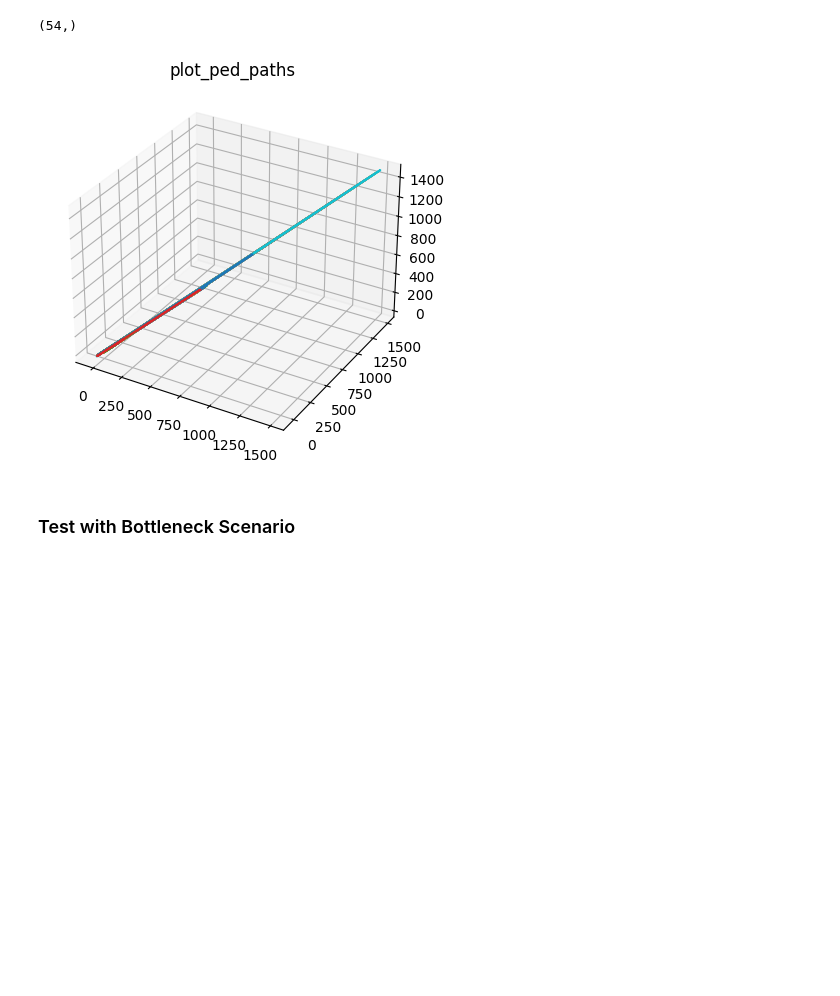
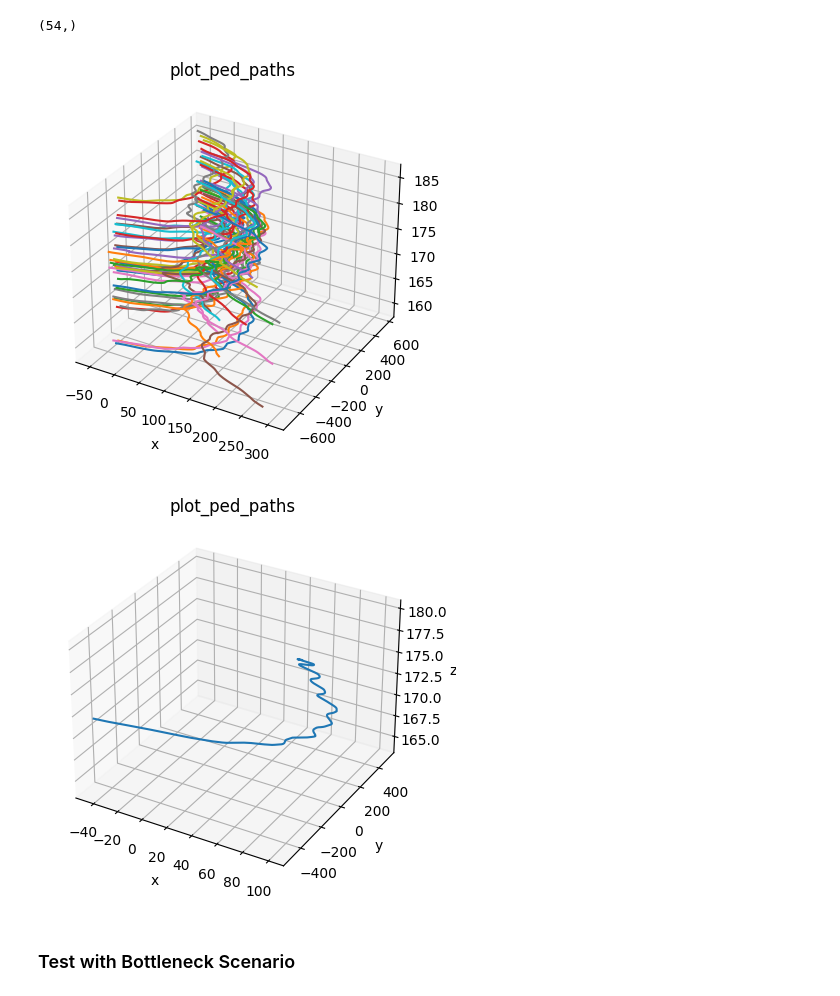
Before and after one commit to parimsuka/crowd-modeling-and-simulation, a Jupyter notebook: exercise6/simon-teststuff.ipynb, the cells around one changed output. Saved outputs shown, nothing was run; the diff lists cells and outputs as text; code cells hidden in the pictures; blank space fills up the shorter version.

Commit message:
Fixed Path representation

```diff
--- a/exercise6/simon-teststuff.ipynb
+++ b/exercise6/simon-teststuff.ipynb
@@ -95,11 +95,15 @@ def plot_ped_paths(ped_paths):
     ax = fig.add_subplot(111, projection='3d')
 
     for ped_path in ped_paths:
-        ax.plot(ped_path[2], ped_path[3], ped_path[4])
+        ax.plot(ped_path[:,2], ped_path[:,3], ped_path[:,4])
 
     func_name = inspect.getframeinfo(inspect.currentframe()).function
     plt.title(func_name)
 
+    ax.set_xlabel("x")
+    ax.set_ylabel("y")
+    ax.set_zlabel("z")
+
     plt.show()
 # %%
 c_15_pedestrian_paths = get_ped_paths(c_15)
@@ -107,8 +111,10 @@ c_15_pedestrian_paths = get_ped_paths(c_15)
 (54,)
 # %%
 plot_ped_paths(c_15_pedestrian_paths)
+plot_ped_paths(c_15_pedestrian_paths[:1])
 # %% [output]
-[figure, old version]
+[figure, new version]
+[figure, added]
 # %% [markdown]
 ### Test with Bottleneck Scenario
 # %%
```
Also changed, not shown: parts of 2 cells of this notebook.
